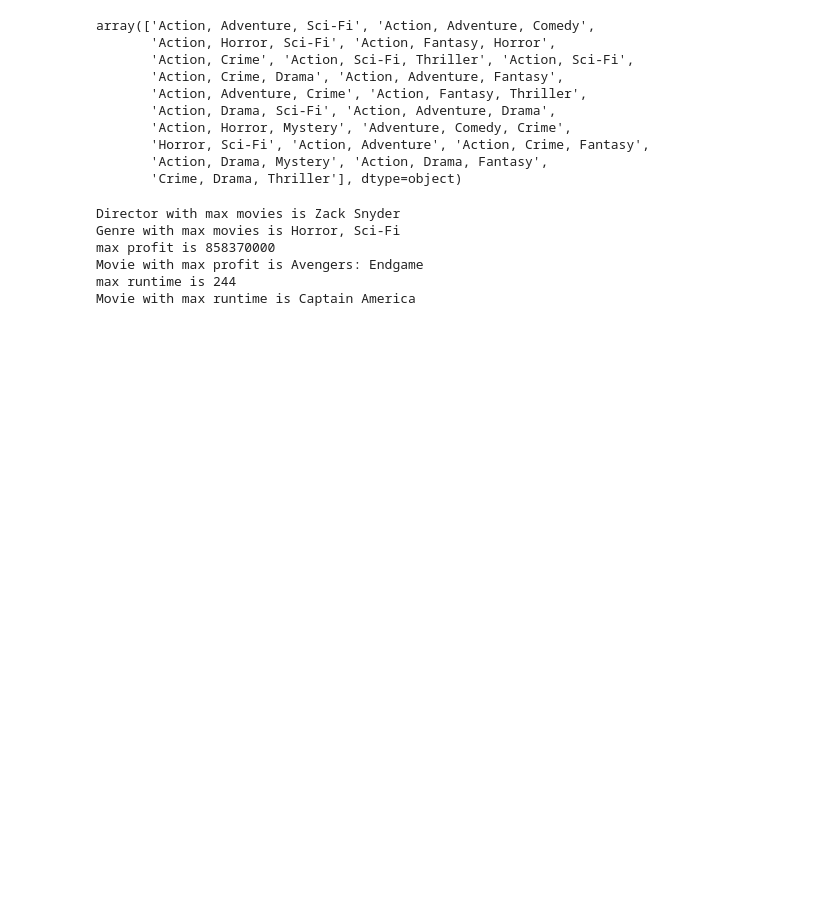
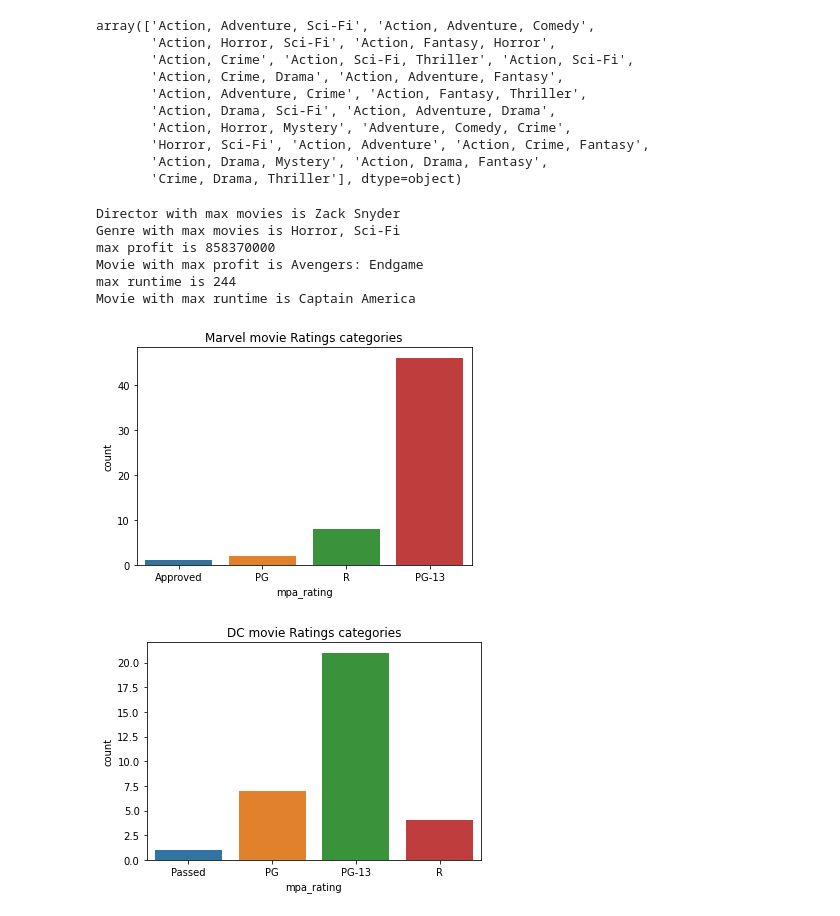
Before and after one commit to NytKing/DC-vs-MARVEL, a Jupyter notebook: DC_vs_MARVEL.ipynb, the cells around one changed output. Cells and saved outputs as stored; diff of their text form; code cells hidden in the pictures; blank space fills up the shorter version.

```diff
--- a/DC_vs_MARVEL.ipynb
+++ b/DC_vs_MARVEL.ipynb
@@ -226,3 +210,20 @@ max profit is 858370000
 Movie with max profit is Avengers: Endgame
 max runtime is 244
 Movie with max runtime is Captain America
+# %%
+dcm_no_des_ma=dcm_no_des.loc[dcm_no_des["entity"].isin(['MARVEL'])]
+
+sns.countplot(x="mpa_rating",data=dcm_no_des_ma)
+
+plt.title("Marvel movie Ratings categories")
+plt.show()
+
+dcm_no_des_dc=dcm_no_des.loc[dcm_no_des["entity"].isin(['DC'])]
+
+sns.countplot(x="mpa_rating",data=dcm_no_des_dc)
+
+plt.title("DC movie Ratings categories")
+plt.show()
+# %% [output]
+[figure, added]
+[figure, added]
```
Also changed, not shown: parts of 5 cells of this notebook.
